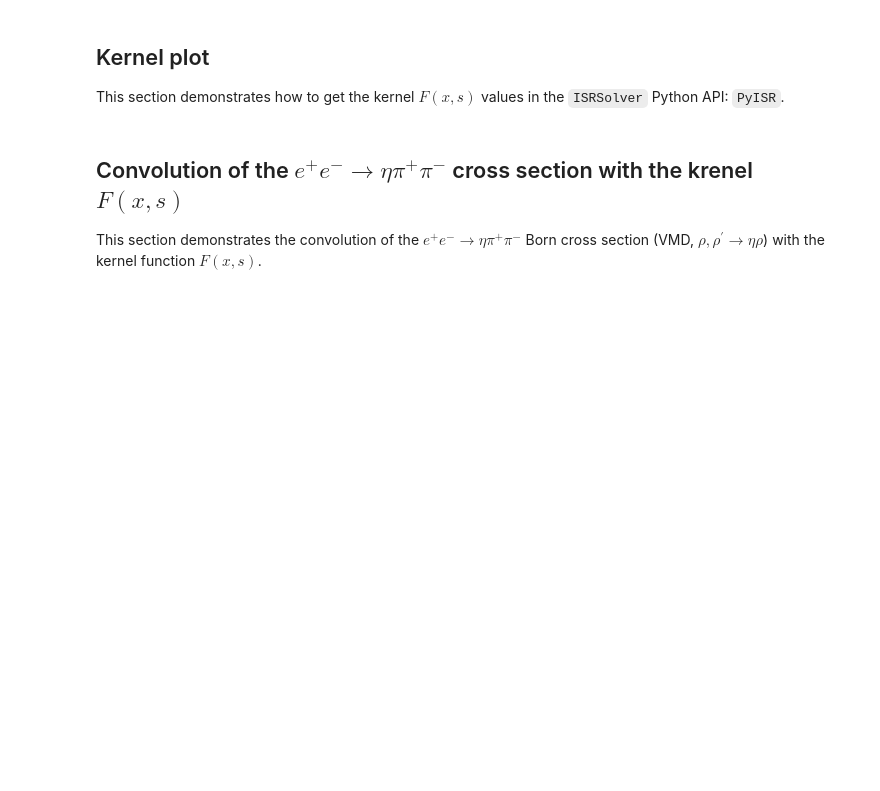
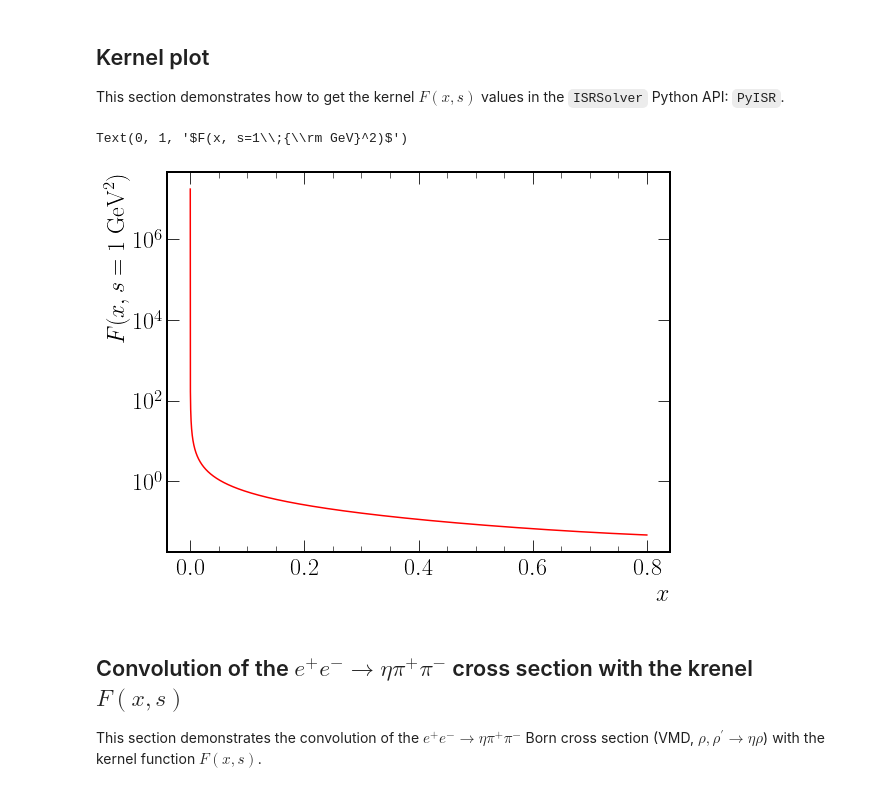
Before and after one commit to sergeigribanov/ISRSolver, a Jupyter notebook: notebooks/convolution.ipynb, the cells around one changed output. Saved outputs shown, nothing was run; the diff lists cells and outputs as text; code cells hidden in the pictures; blank space fills up the shorter version.

```diff
--- a/notebooks/convolution.ipynb
+++ b/notebooks/convolution.ipynb
@@ -24,10 +33,15 @@ vy = np.vectorize(lambda x: kernelKuraevFadin(x, s))(vx)
 # %%
 # Kernel plot
 f, ax = plt.subplots(figsize=(9, 7))
+fontsize = 24
+ax.tick_params(axis='both', which='major', labelsize=fontsize)
 ax.plot(vx, vy, 'r-', zorder=0)
 ax.set_yscale('log')
-ax.set_xlabel(r'$x$')
-ax.set_ylabel(r'$F(x, s=1\;{\rm GeV}^2)$')
+ax.set_xlabel(r'$x$', fontsize=fontsize)
+ax.set_ylabel(r'$F(x, s=1\;{\rm GeV}^2)$', fontsize=fontsize)
+# %% [output]
+Text(0, 1, '$F(x, s=1\\;{\\rm GeV}^2)$')
+[figure, added]
 # %% [markdown]
 ## Convolution of the $e^+e^-\rightarrow\eta\pi^+\pi^-$ cross section with the krenel $F(x, s)$
 This section demonstrates the convolution of the $e^+e^-\rightarrow\eta\pi^+\pi^-$ Born cross section (VMD, $\rho,\rho^{\prime}\rightarrow\eta\rho$) with the kernel function $F(x, s)$.
```
Also changed, not shown: parts of 4 cells of this notebook, 1 other file.
